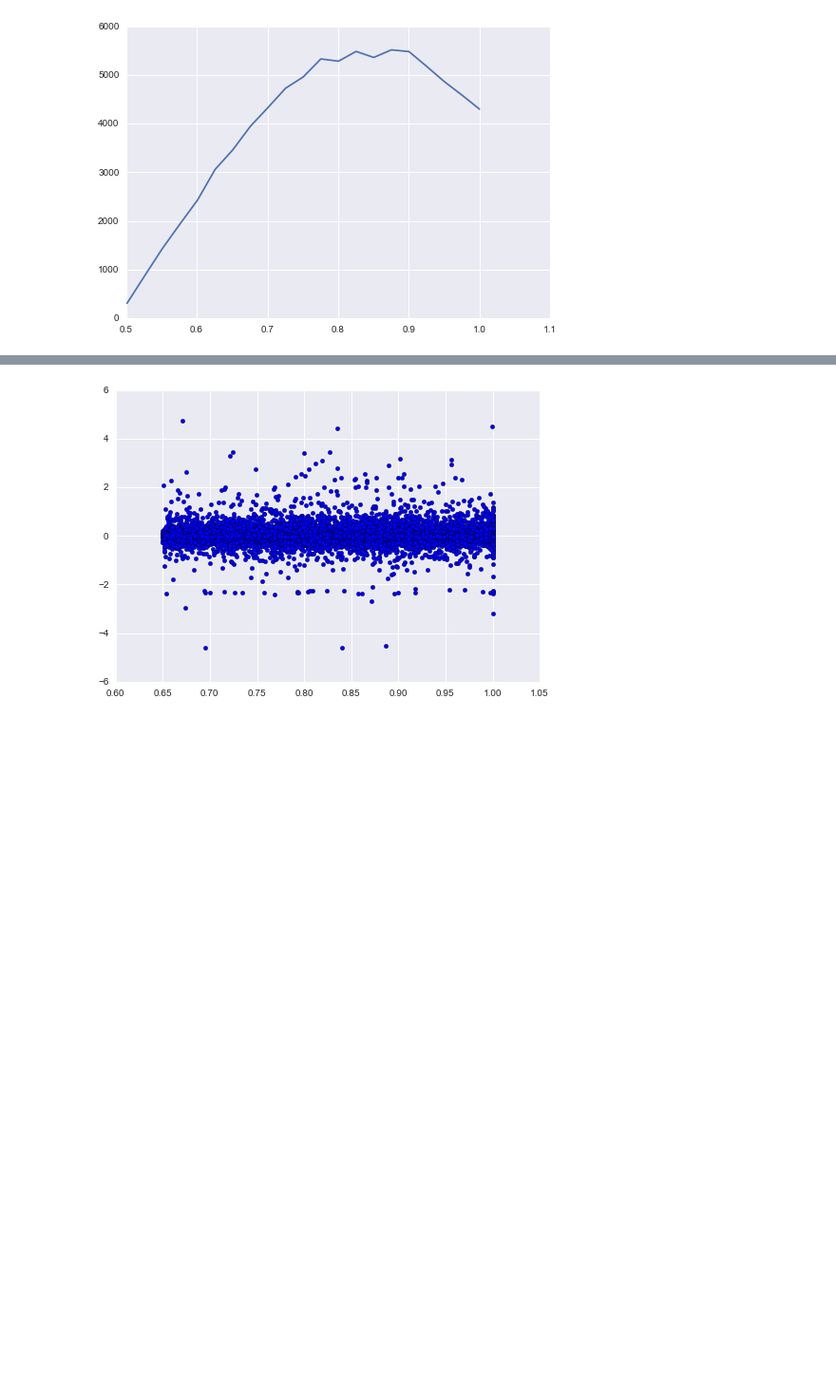
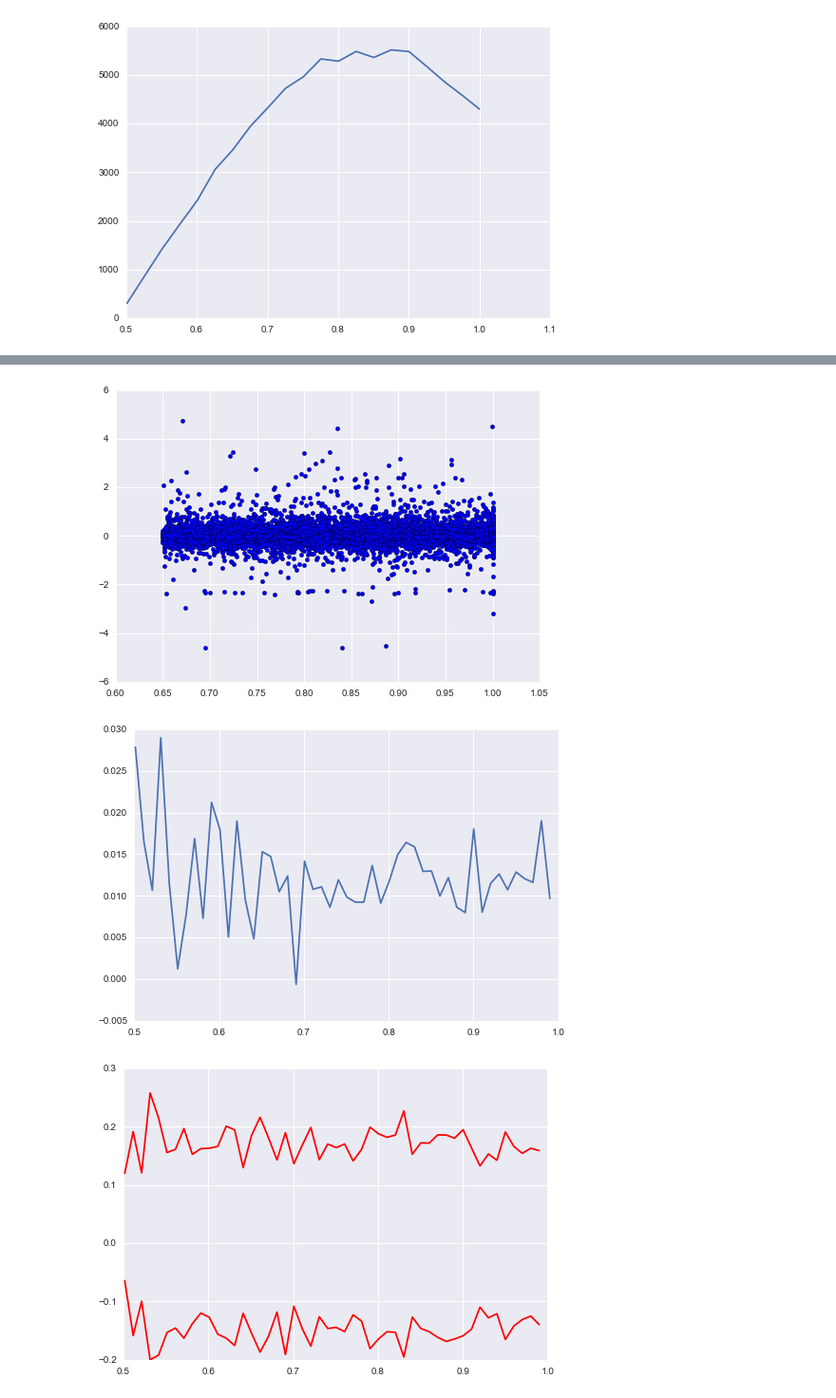
Before and after one commit to MatthewMcGonagle/KaggleZillow, a Jupyter notebook: DiffusionExploration2.ipynb, the cells around one changed output, grey strips where cells are left out. Shown at 95% size. Saved outputs shown, nothing was run; the diff lists cells and outputs as text; code cells hidden in the pictures; blank space fills up the shorter version.

```diff
--- a/DiffusionExploration2.ipynb
+++ b/DiffusionExploration2.ipynb
@@ -402,15 +431,30 @@ plt.show()
 # %%
 X = makebins(variations, nbins = 200)
 vals, counts = np.unique(X, return_counts = True)
 plt.plot(vals, counts)
 plt.show()
 
 y = all_df.logerror.values[indices]
 cutoff = 0.65
 X = variations[variations > cutoff]
 y = y[variations > cutoff]
 plt.scatter(X,y)
 plt.show()
+
+nbins = 50
+y = all_df.logerror.values[indices]
+N, binedges = np.histogram(variations, bins = nbins)
+sumy, _ = np.histogram(variations, bins = nbins, weights = y)
+sumy2, _ = np.histogram(variations, bins = nbins, weights = y**2)
+meany = sumy / N
+stdy = np.sqrt(sumy2 / N - meany**2)
+plt.plot(binedges[:-1], meany)
+plt.show()
+plt.plot(binedges[:-1], meany + stdy, color = 'red')
+plt.plot(binedges[:-1], meany - stdy, color = 'red')
+plt.show()
 # %% [output]
 [figure]
 [figure]
+[figure, added]
+[figure, added]
```
Also changed, not shown: parts of 7 cells of this notebook.
